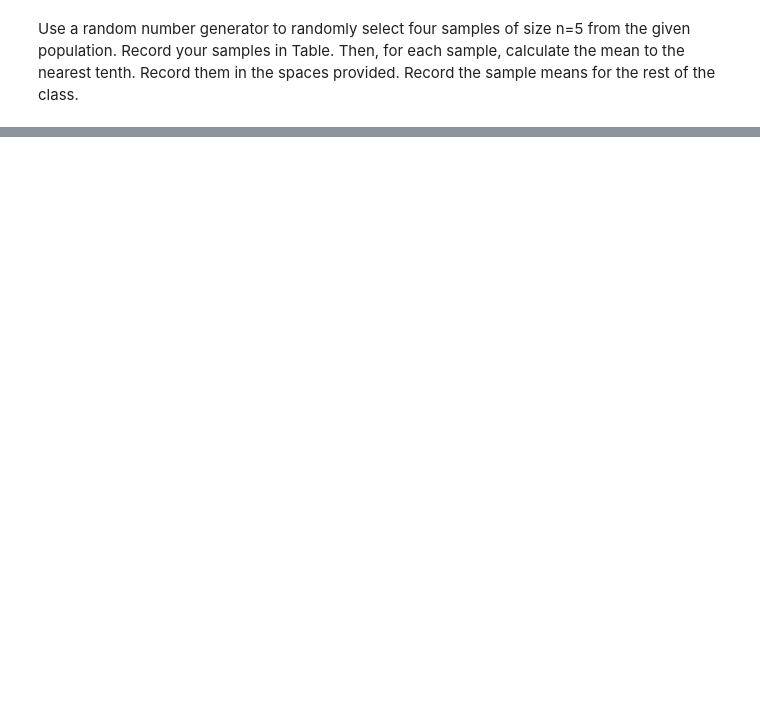
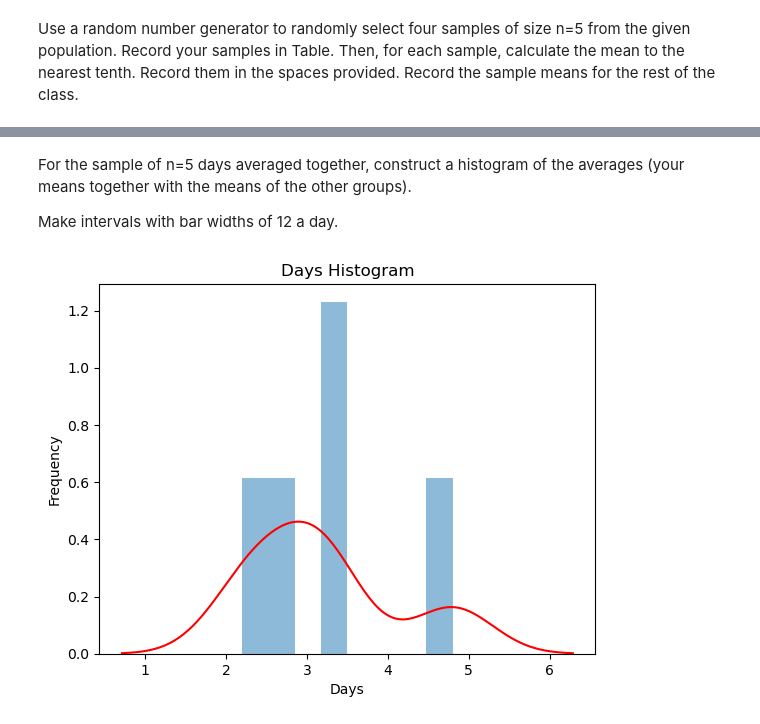
Before and after one commit to Sua95/textworks_stats, a Jupyter notebook: central_limit_theorem.ipynb, the cells around one changed output, grey strips where cells are left out. Saved outputs shown, nothing was run; the diff lists cells and outputs as text; code cells hidden in the pictures; blank space fills up the shorter version.

```diff
--- a/central_limit_theorem.ipynb
+++ b/central_limit_theorem.ipynb
@@ -75,20 +99,14 @@ Record the samples in Table. As before, for each sample, calculate the mean to t
 # %%
-b_sample_1 = df.sample(n=10)
-b_sample_2 = df.sample(n=10)
-b_sample_3 = df.sample(n=10)
-b_sample_4 = df.sample(n=10)
-b_sample_5 = df.sample(n=10)
+#Create a simple df and add all the other samples as new columns
+sample_df = pd.DataFrame({"sample 1": b_sample_1})
+sample_df["sample 2"] = b_sample_2
+sample_df["sample 3"] = b_sample_3
+sample_df["sample 4"] = b_sample_4
+sample_df["sample 5"] = b_sample_5
 
-b_sample_1.rename(columns = {'value':'Sample 1'}, inplace=True)
-b_sample_2.rename(columns = {'value':'Sample 2'}, inplace=True)
-b_sample_3.rename(columns = {'value':'Sample 3'}, inplace=True)
-b_sample_4.rename(columns = {'value':'Sample 4'}, inplace=True)
-b_sample_5.rename(columns = {'value':'Sample 5'}, inplace=True)
 
-b_sample_1 = b_sample_1.set_index(pd.RangeIndex(start=1, stop=11))
-b_sample_2 = b_sample_2.set_index(pd.RangeIndex(start=1, stop=11))
-b_sample_3 = b_sample_3.set_index(pd.RangeIndex(start=1, stop=11))
-b_sample_4 = b_sample_4.set_index(pd.RangeIndex(start=1, stop=11))
-b_sample_5 = b_sample_5.set_index(pd.RangeIndex(start=1, stop=11))
+mean_samples = sample_df.mean()
+stdev_samples = sample_df.std()
 
-concat_df = pd.concat([b_sample_1, b_sample_2], axis = 0, join='inner')
+print(mean_samples.mean())
+print(stdev_samples.std())
@@ -97,0 +143,19 @@ AttributeError: 'tuple' object has no attribute 'set_index'
+# %% [markdown]
+For the sample of  n=5 days averaged together, construct a histogram of the averages (your means together with the means of the other groups).
+
+Make intervals with bar widths of  12 a day.
+# %%
+# plot the histogram
+plt.hist(sample_df['value'], bins=8, density=True, alpha=0.5)
+
+sns.kdeplot(sample_df['value'], bw_method=0.5, color='red')
+
+# add labels and title
+plt.xlabel('Days')
+plt.ylabel('Frequency')
+plt.title('Days Histogram')
+
+# show the plot
+plt.show()
+# %% [output]
+[figure, added]
```
Also changed, not shown: parts of 13 cells of this notebook.
